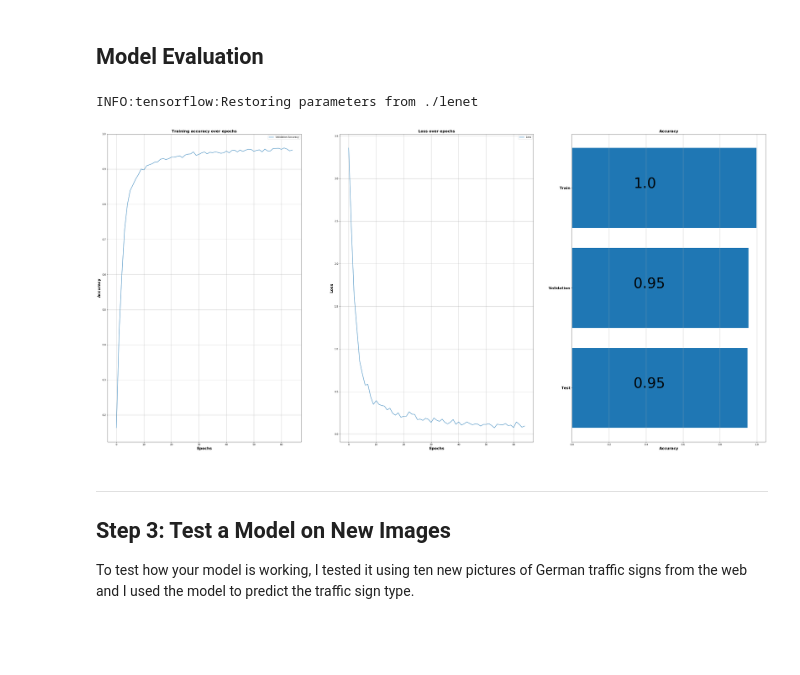
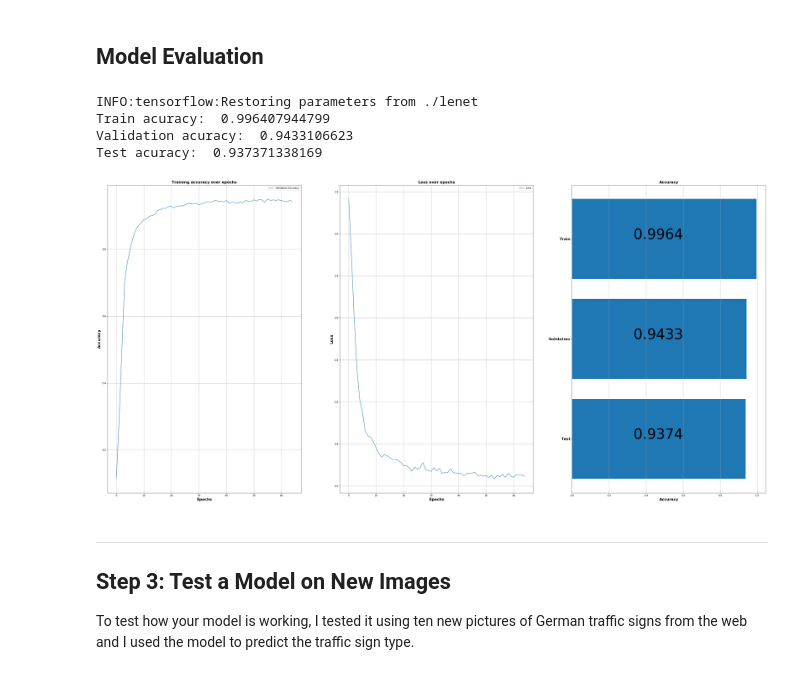
Before and after one commit to Giangy1990/CarND-Traffic-Sign-Classifier-Project, a Jupyter notebook: Traffic_Sign_Classifier.ipynb, the cells around one changed output. Saved outputs shown, nothing was run; the diff lists cells and outputs as text; code cells hidden in the pictures; blank space fills up the shorter version.

Commit message:
final training

```diff
--- a/Traffic_Sign_Classifier.ipynb
+++ b/Traffic_Sign_Classifier.ipynb
@@ -427,40 +427,47 @@ with tf.Session() as sess:
     validation_set_accuracy = evaluate(X_valid, y_valid)
 
     test_accuracy = evaluate(X_test, y_test)
+
+print('Train acuracy: ', train_set_accuracy)
+print('Validation acuracy: ', validation_set_accuracy)
+print('Test acuracy: ', test_accuracy)
 # %% [output]
 INFO:tensorflow:Restoring parameters from ./lenet
+Train acuracy:  0.996407944799
+Validation acuracy:  0.9433106623
+Test acuracy:  0.937371338169
 # %%
 f,axes = plt.subplots(1, 3, figsize=(50,24))
 axes[0].plot(range(EPOCHS), accuracy_hist, label='Validation Accuracy')
 axes[0].grid()
 axes[0].set_title('Training accuracy over epochs', {'fontsize': 16,'fontweight' : 'bold'})
 axes[0].set_xlabel('Epochs', {'fontsize': 16,'fontweight' : 'bold'})
 axes[0].set_ylabel('Accuracy', {'fontsize': 16,'fontweight' : 'bold'})
 axes[0].legend()
 
 axes[1].plot(range(EPOCHS), loss_hist, label='Loss')
 axes[1].grid()
 axes[1].legend()
 axes[1].set_title('Loss over epochs', {'fontsize': 16,'fontweight' : 'bold'})
 axes[1].set_xlabel('Epochs', {'fontsize': 16,'fontweight' : 'bold'})
 axes[1].set_ylabel('Loss', {'fontsize': 16,'fontweight' : 'bold'})
 
 Dataset_name = ['Train', 'Validation', 'Test']
 Dataset_accuracy = [train_set_accuracy, validation_set_accuracy, test_accuracy]
 y_pos = np.arange(len(Dataset_name))
 axes[2].barh(y_pos, Dataset_accuracy, align='center')
 axes[2].set_yticks(y_pos)
 axes[2].set_yticklabels(Dataset_name, {'fontsize': 16,'fontweight' : 'bold'})
 axes[2].invert_yaxis()  # labels read top-to-bottom
 axes[2].set_xlabel('Accuracy', {'fontsize': 16,'fontweight' : 'bold'})
 axes[2].set_title('Accuracy', {'fontsize': 16,'fontweight' : 'bold'})
 axes[2].grid(axis='x')
 
 x_ = max(Dataset_accuracy)/3
 for idx in range(len(y_pos)):
-    axes[2].text(x_, y_pos[idx], '{:.2}'.format(Dataset_accuracy[idx]), dict(size=60))
+    axes[2].text(x_, y_pos[idx], '{:.4}'.format(Dataset_accuracy[idx]), dict(size=60))
 # %% [output]
-[figure, old version]
+[figure, new version]
 # %% [markdown]
 ---
 
```
Also changed, not shown: parts of 10 cells of this notebook, 3 other files.
